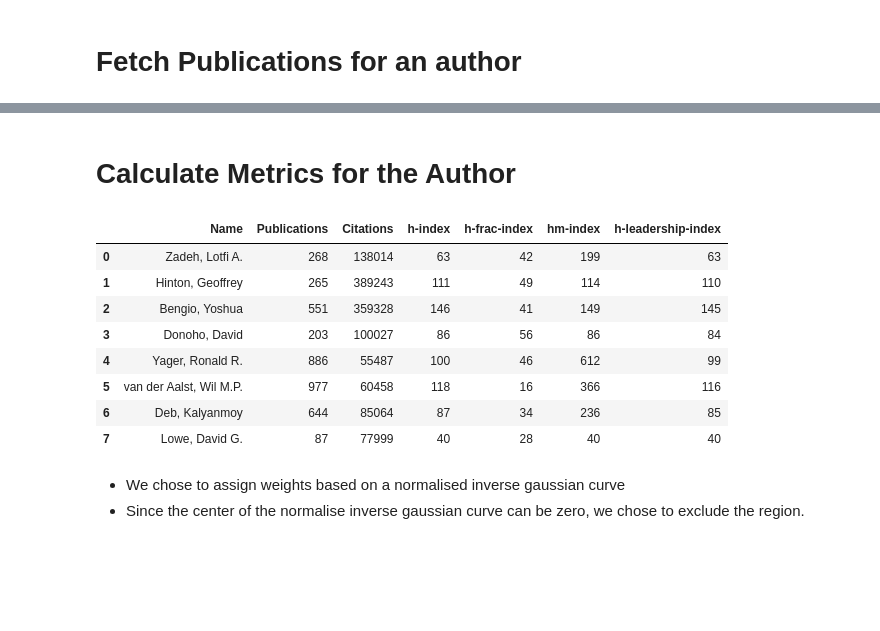
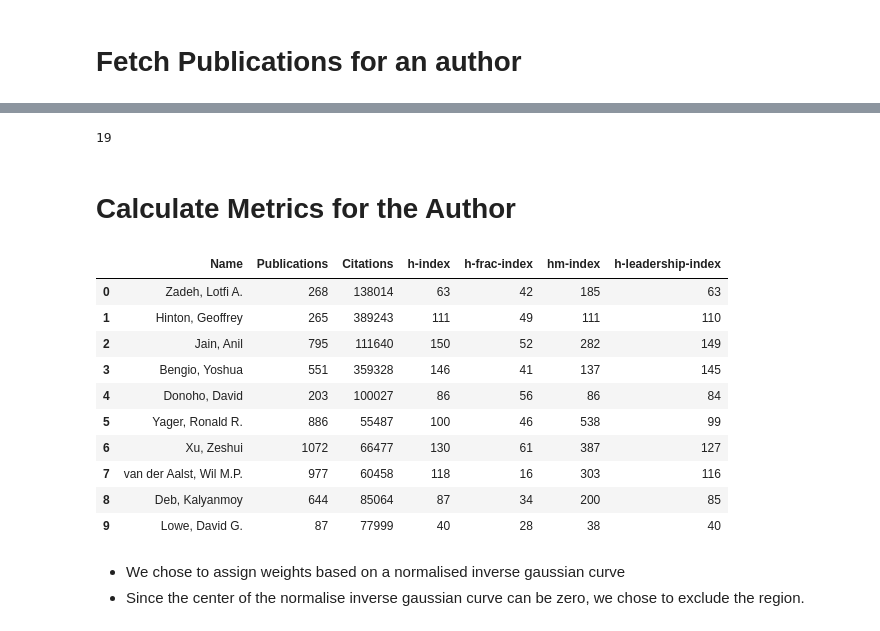
Before and after one commit to nepython/metrics, a Jupyter notebook: scopus.ipynb, the cells around one changed output, grey strips where cells are left out. Drawn from its saved outputs; the diff is of its cells as text; code cells hidden in the pictures; blank space fills up the shorter version.

Commit message:
Added more author data

```diff
--- a/scopus.ipynb
+++ b/scopus.ipynb
@@ -1,3 +3,15 @@
+# %%
+import json
+
+filename = 'top_10_CS_researcher_all_publications.json'
+
+def read_data(filepath=filename):
+    with open(filepath, 'r') as fp:
+        return json.load(fp)
+
+def store_data(data, filepath=filename):
+    with open(filepath, 'w') as fp:
+        return json.dump(data, fp)
 # %% [markdown]
 # Fetch Publications for an author
 # %%
@@ -167,3 +188,7 @@ odict_keys(['@xmlns', '@xmlns:dn', '@xmlns:ait', '@xmlns:ce', '@xmlns:cto', '@xm
+# %%
+len(scopus_results)
+# %% [output]
+19
 # %% [markdown]
 # Calculate Metrics for the Author
 # %%
@@ -173,40 +198,40 @@ with open('top_10_CS_researcher_all_publications.json', 'r') as fp:
 # %%
 import pandas as pd
 from calculate import *
 
 rows = []
+authors = read_data()
 for author in authors:
-    if author['name'] in ['Jain, Anil', 'Xu, Zeshui']: continue
     rows.append({
         'Name': author['name'],
         'Publications': len(author['publications']),
         'Citations': total_citations(author['publications']),
         'h-index': h_index(author['publications']),
         'h-frac-index': h_frac_index(author['publications']),
         'hm-index': hm_index(author['publications']),
         'h-leadership-index': h_leadership_index(author['scopus_id'], author['publications']),
         # 'cscore':
         # 'i10-index'
         # 'Average Citations per Paper',
         # 'Average number of Authors',
         # 'Median number of Authors',
         # 'Authorship position distribution',
     })
 
-
 df = pd.DataFrame(rows)
+df
+# %% [output]
+|  | Name | Publications | Citations | h-index | h-frac-index | hm-index | h-leadership-index |
+| 0 | Zadeh, Lotfi A. | 268 | 138014 | 63 | 42 | 185 | 63 |
+| 1 | Hinton, Geoffrey | 265 | 389243 | 111 | 49 | 111 | 110 |
+| 2 | Jain, Anil | 795 | 111640 | 150 | 52 | 282 | 149 |
+| 3 | Bengio, Yoshua | 551 | 359328 | 146 | 41 | 137 | 145 |
+| 4 | Donoho, David | 203 | 100027 | 86 | 56 | 86 | 84 |
+| 5 | Yager, Ronald R. | 886 | 55487 | 100 | 46 | 538 | 99 |
+| 6 | Xu, Zeshui | 1072 | 66477 | 130 | 61 | 387 | 127 |
+| 7 | van der Aalst, Wil M.P. | 977 | 60458 | 118 | 16 | 303 | 116 |
+| 8 | Deb, Kalyanmoy | 644 | 85064 | 87 | 34 | 200 | 85 |
+| 9 | Lowe, David G. | 87 | 77999 | 40 | 28 | 38 | 40 |
-# %%
-df
-# %% [output]
-|  | Name | Publications | Citations | h-index | h-frac-index | hm-index | h-leadership-index |
-| 0 | Zadeh, Lotfi A. | 268 | 138014 | 63 | 42 | 199 | 63 |
-| 1 | Hinton, Geoffrey | 265 | 389243 | 111 | 49 | 114 | 110 |
-| 2 | Bengio, Yoshua | 551 | 359328 | 146 | 41 | 149 | 145 |
-| 3 | Donoho, David | 203 | 100027 | 86 | 56 | 86 | 84 |
-| 4 | Yager, Ronald R. | 886 | 55487 | 100 | 46 | 612 | 99 |
-| 5 | van der Aalst, Wil M.P. | 977 | 60458 | 118 | 16 | 366 | 116 |
-| 6 | Deb, Kalyanmoy | 644 | 85064 | 87 | 34 | 236 | 85 |
-| 7 | Lowe, David G. | 87 | 77999 | 40 | 28 | 40 | 40 |
 # %% [markdown]
 * We chose to assign weights based on a normalised inverse gaussian curve
 * Since the center of the normalise inverse gaussian curve can be zero, we chose to exclude the region.
```
Also changed, not shown: parts of 6 cells of this notebook, 4 other files.
